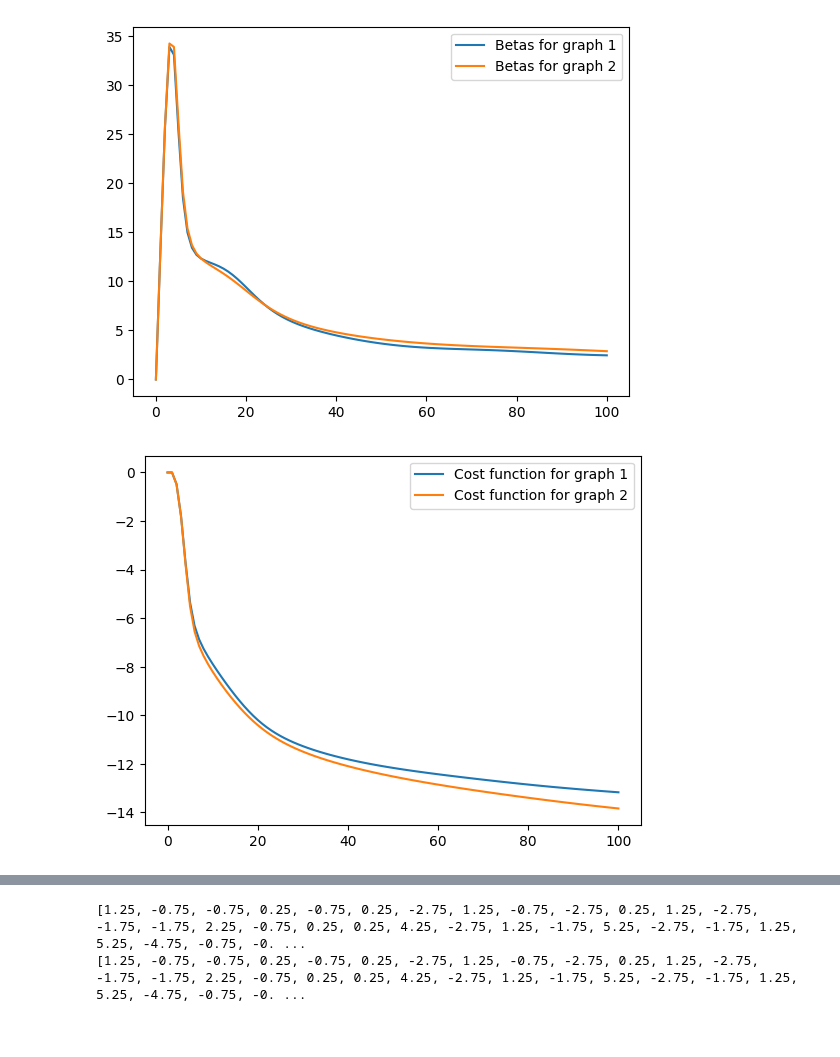
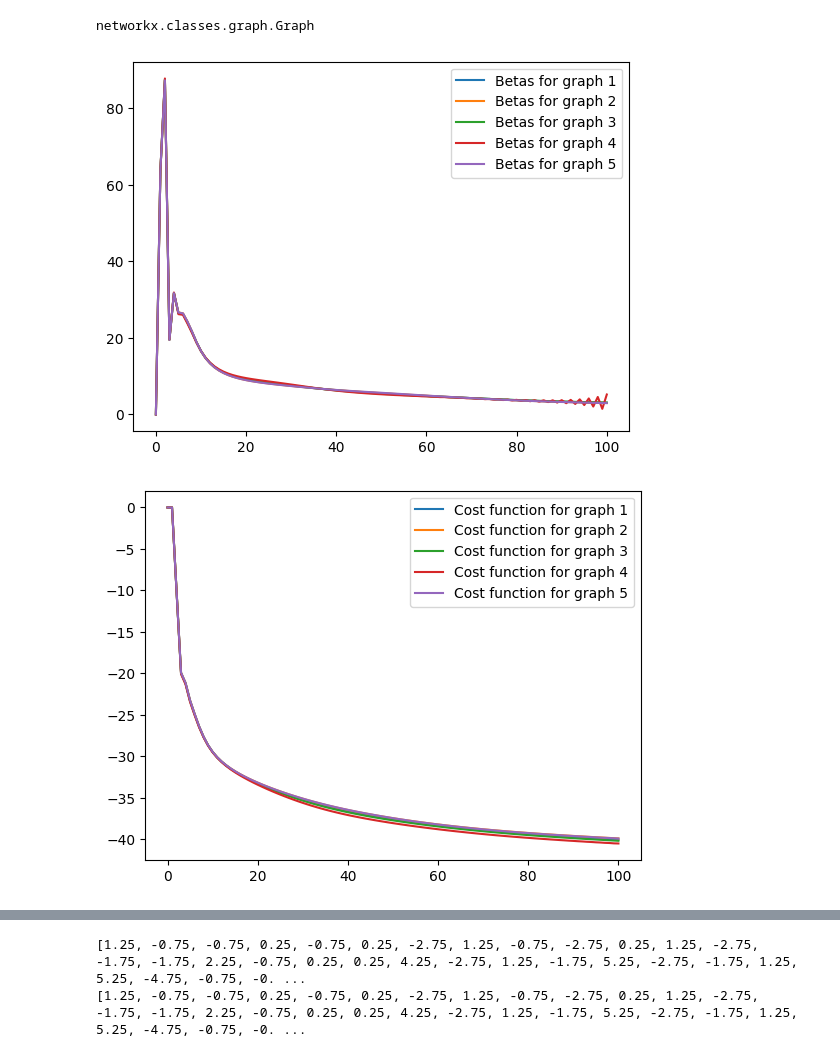
Before and after one commit to JoshuaFoate/FALQON, a Jupyter notebook: FALQONTesting.ipynb, the cells around one changed output, grey strips where cells are left out. Drawn from its saved outputs; the diff is of its cells as text; code cells hidden in the pictures.

```diff
--- a/FALQONTesting.ipynb
+++ b/FALQONTesting.ipynb
@@ -175,8 +175,8 @@ def exeFALQON(graphs, qubits):
     return beta_values, cost_function_values, phi_values, H_p_eigenValues, graphs
 # %%
 k = 3
-qubits = 6
-num_graphs = 10
+qubits = 8
+num_graphs = 20
 #edges = [(0, 1), (1, 2), (2, 0), (2, 3), (1, 4)]
 #graphs = nx.Graph(edges)
 graphs = generate_graphs(k, qubits, num_graphs)
@@ -187,15 +191,25 @@ beta, cost_function, phi_list, eigenValues_p, num_graphs = exeFALQON(graphs, qub
+# %%
+type(graphs[0][0])
+# %% [output]
+networkx.classes.graph.Graph
 # %%
 plt.plot(beta[0], label = "Betas for graph 1")
 plt.plot(beta[1], label = "Betas for graph 2")
+plt.plot(beta[2], label = "Betas for graph 3")
+plt.plot(beta[3], label = "Betas for graph 4")
+plt.plot(beta[4], label = "Betas for graph 5")
 plt.legend()
 plt.show()
 # %% [output]
-[figure, old version]
+[figure, new version]
 # %%
 plt.plot(cost_function[0], label = "Cost function for graph 1")
 plt.plot(cost_function[1], label = "Cost function for graph 2")
+plt.plot(cost_function[2], label = "Cost function for graph 3")
+plt.plot(cost_function[3], label = "Cost function for graph 4")
+plt.plot(cost_function[4], label = "Cost function for graph 5")
 plt.legend()
 plt.show()
 # %% [output]
-[figure, old version]
+[figure, new version]
 # %%
```
Also changed, not shown: parts of 10 cells of this notebook.
